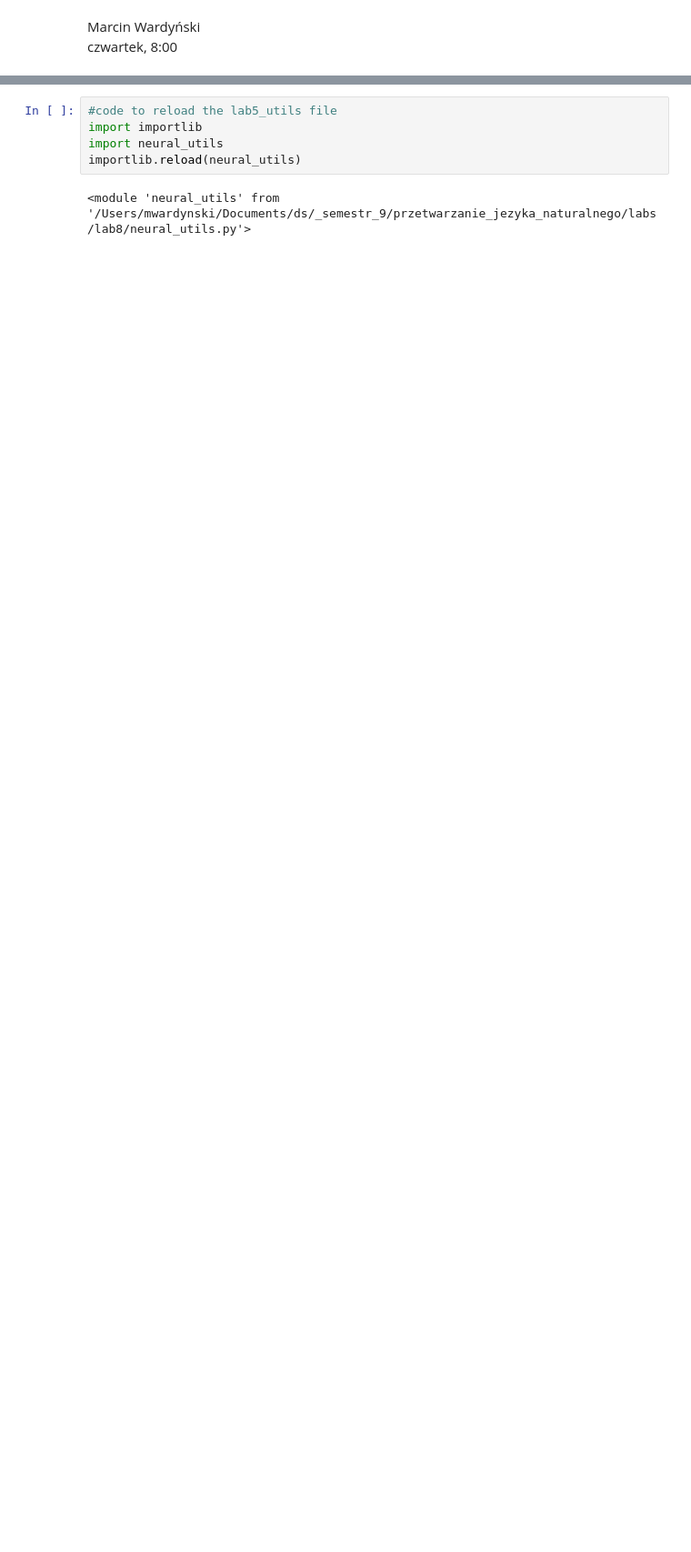
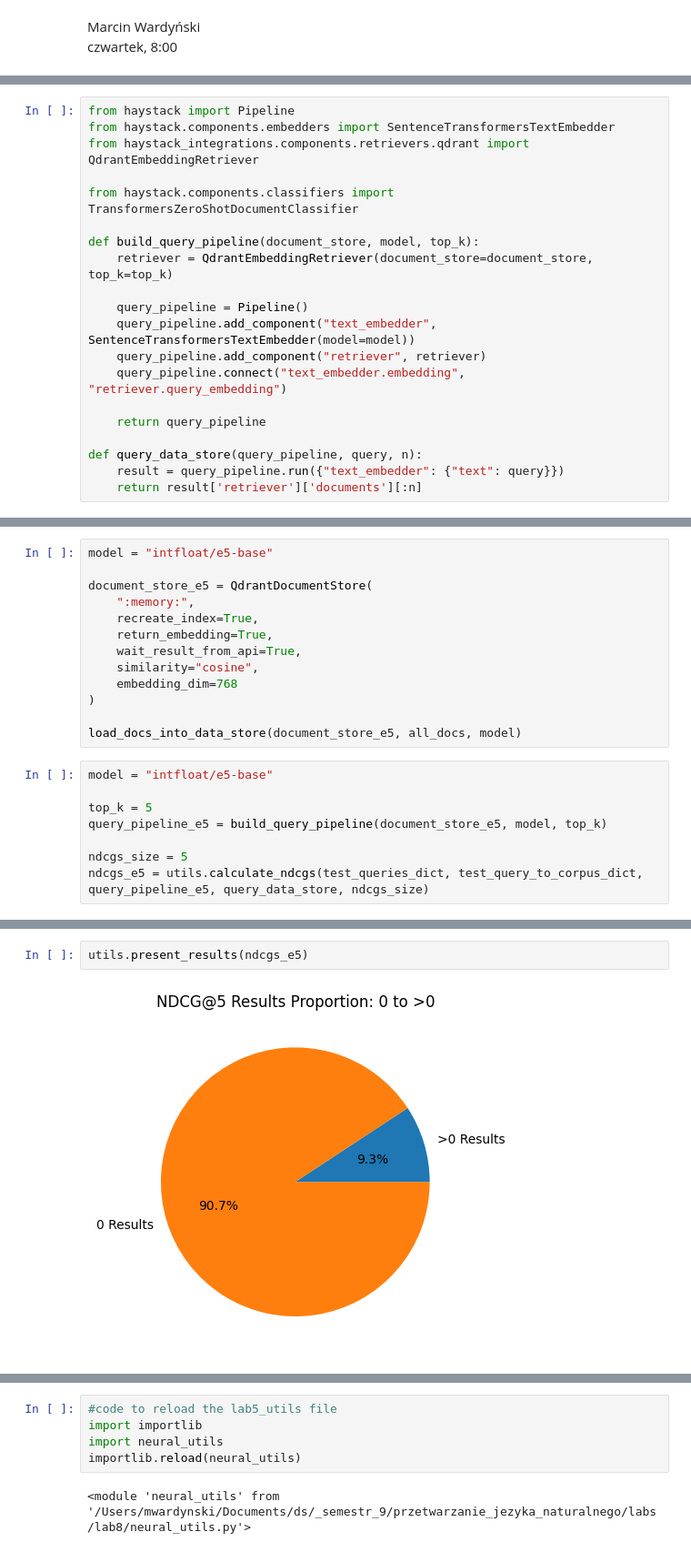
Before and after one commit to mwardynski/nlp, a Jupyter notebook: lab8/neural.ipynb, the cells around one changed output, grey strips where cells are left out. Shown at 91% size. Drawn from its saved outputs; the diff is of its cells as text; blank space fills up the shorter version.

```diff
--- a/lab8/neural.ipynb
+++ b/lab8/neural.ipynb
@@ -10 +28,21 @@ all_docs = corpus['corpus']
+# %%
+from haystack import Pipeline
+from haystack.components.embedders import SentenceTransformersTextEmbedder
+from haystack_integrations.components.retrievers.qdrant import QdrantEmbeddingRetriever
+
+from haystack.components.classifiers import TransformersZeroShotDocumentClassifier
+
+def build_query_pipeline(document_store, model, top_k):
+    retriever = QdrantEmbeddingRetriever(document_store=document_store, top_k=top_k)
+
+    query_pipeline = Pipeline()
+    query_pipeline.add_component("text_embedder", SentenceTransformersTextEmbedder(model=model))
+    query_pipeline.add_component("retriever", retriever)
+    query_pipeline.connect("text_embedder.embedding", "retriever.query_embedding")
+
+    return query_pipeline
+
+def query_data_store(query_pipeline, query, n):
+    result = query_pipeline.run({"text_embedder": {"text": query}})
+    return result['retriever']['documents'][:n]
 # %%
@@ -39,0 +77,21 @@ load_docs_into_data_store(document_store, all_docs, model)
+# %%
+model = "intfloat/e5-base"
+
+document_store_e5 = QdrantDocumentStore(
+    ":memory:",
+    recreate_index=True,
+    return_embedding=True,
+    wait_result_from_api=True,
+    similarity="cosine",
+    embedding_dim=768
+)
+
+load_docs_into_data_store(document_store_e5, all_docs, model)
+# %%
+model = "intfloat/e5-base"
+
+top_k = 5
+query_pipeline_e5 = build_query_pipeline(document_store_e5, model, top_k)
+
+ndcgs_size = 5
+ndcgs_e5 = utils.calculate_ndcgs(test_queries_dict, test_query_to_corpus_dict, query_pipeline_e5, query_data_store, ndcgs_size)
@@ -39,0 +100,4 @@ load_docs_into_data_store(document_store, all_docs, model)
+# %%
+utils.present_results(ndcgs_e5)
+# %% [output]
+[figure, added]
```
Also changed, not shown: parts of 23 cells of this notebook, 2 other files.
